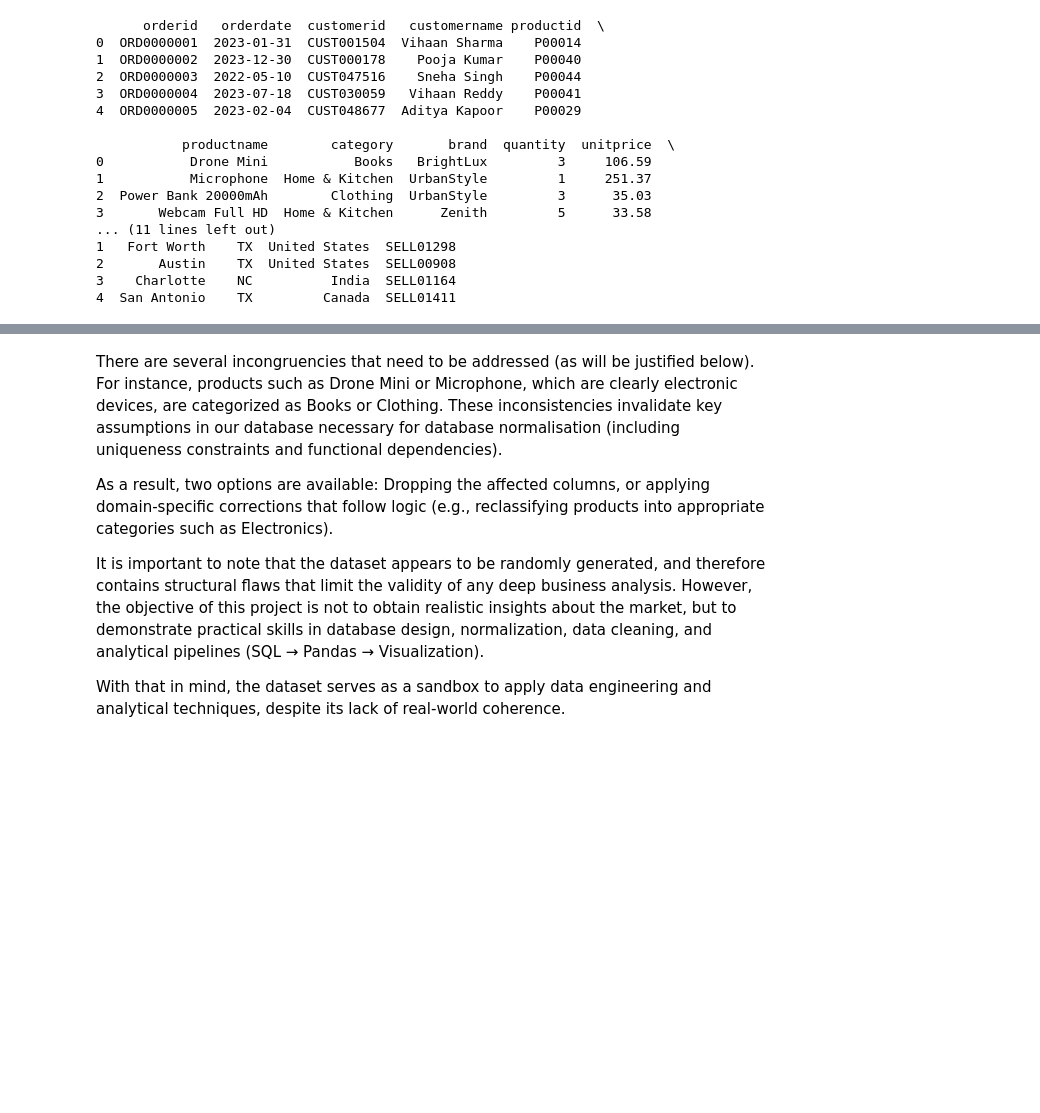
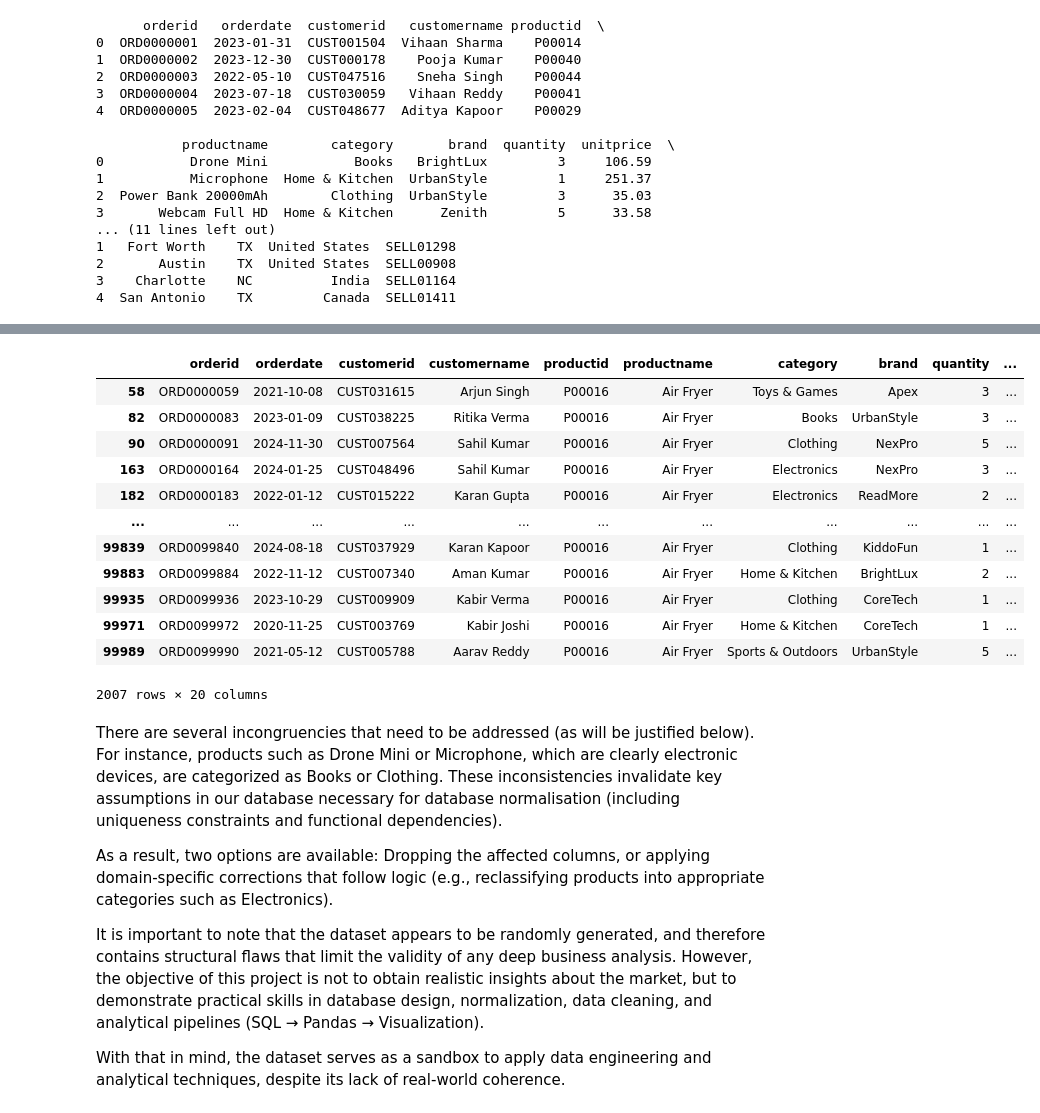
Before and after one commit to Andy-Raposo/amazon-sales-sql-analysis, a Jupyter notebook: notebooks/raw_data_cleaning.ipynb, the cells around one changed output, grey strips where cells are left out. Cells and saved outputs as stored; diff of their text form; code cells hidden in the pictures; blank space fills up the shorter version.

```diff
--- a/notebooks/raw_data_cleaning.ipynb
+++ b/notebooks/raw_data_cleaning.ipynb
@@ -42,6 +42,22 @@ df_raw.head()
 | 2 | ORD0000003 | 2022-05-10 | CUST047516 | Sneha Singh | P00044 | Power Bank 20000mAh | Clothing | UrbanStyle | 3 | ... |
 | 3 | ORD0000004 | 2023-07-18 | CUST030059 | Vihaan Reddy | P00041 | Webcam Full HD | Home & Kitchen | Zenith | 5 | ... |
 | 4 | ORD0000005 | 2023-02-04 | CUST048677 | Aditya Kapoor | P00029 | T-Shirt | Clothing | KiddoFun | 2 | ... |
+# %%
+df_raw[df_raw['productid'] == 'P00016']
+# %% [output]
+|  | orderid | orderdate | customerid | customername | productid | productname | category | brand | quantity | ... |
+| 58 | ORD0000059 | 2021-10-08 | CUST031615 | Arjun Singh | P00016 | Air Fryer | Toys & Games | Apex | 3 | ... |
+| 82 | ORD0000083 | 2023-01-09 | CUST038225 | Ritika Verma | P00016 | Air Fryer | Books | UrbanStyle | 3 | ... |
+| 90 | ORD0000091 | 2024-11-30 | CUST007564 | Sahil Kumar | P00016 | Air Fryer | Clothing | NexPro | 5 | ... |
+| 163 | ORD0000164 | 2024-01-25 | CUST048496 | Sahil Kumar | P00016 | Air Fryer | Electronics | NexPro | 3 | ... |
+| 182 | ORD0000183 | 2022-01-12 | CUST015222 | Karan Gupta | P00016 | Air Fryer | Electronics | ReadMore | 2 | ... |
+| ... | ... | ... | ... | ... | ... | ... | ... | ... | ... | ... |
+| 99839 | ORD0099840 | 2024-08-18 | CUST037929 | Karan Kapoor | P00016 | Air Fryer | Clothing | KiddoFun | 1 | ... |
+| 99883 | ORD0099884 | 2022-11-12 | CUST007340 | Aman Kumar | P00016 | Air Fryer | Home & Kitchen | BrightLux | 2 | ... |
+| 99935 | ORD0099936 | 2023-10-29 | CUST009909 | Kabir Verma | P00016 | Air Fryer | Clothing | CoreTech | 1 | ... |
+| 99971 | ORD0099972 | 2020-11-25 | CUST003769 | Kabir Joshi | P00016 | Air Fryer | Home & Kitchen | CoreTech | 1 | ... |
+| 99989 | ORD0099990 | 2021-05-12 | CUST005788 | Aarav Reddy | P00016 | Air Fryer | Sports & Outdoors | UrbanStyle | 5 | ... |
+2007 rows × 20 columns
 # %% [markdown]
 There are several incongruencies that need to be addressed (as will be justified below). For instance, products such as Drone Mini or Microphone, which are clearly electronic devices, are categorized as Books or Clothing. These inconsistencies invalidate key assumptions in our database necessary for database normalisation (including uniqueness constraints and functional dependencies).
 
```
Also changed, not shown: parts of 19 cells of this notebook, 1 other file.
